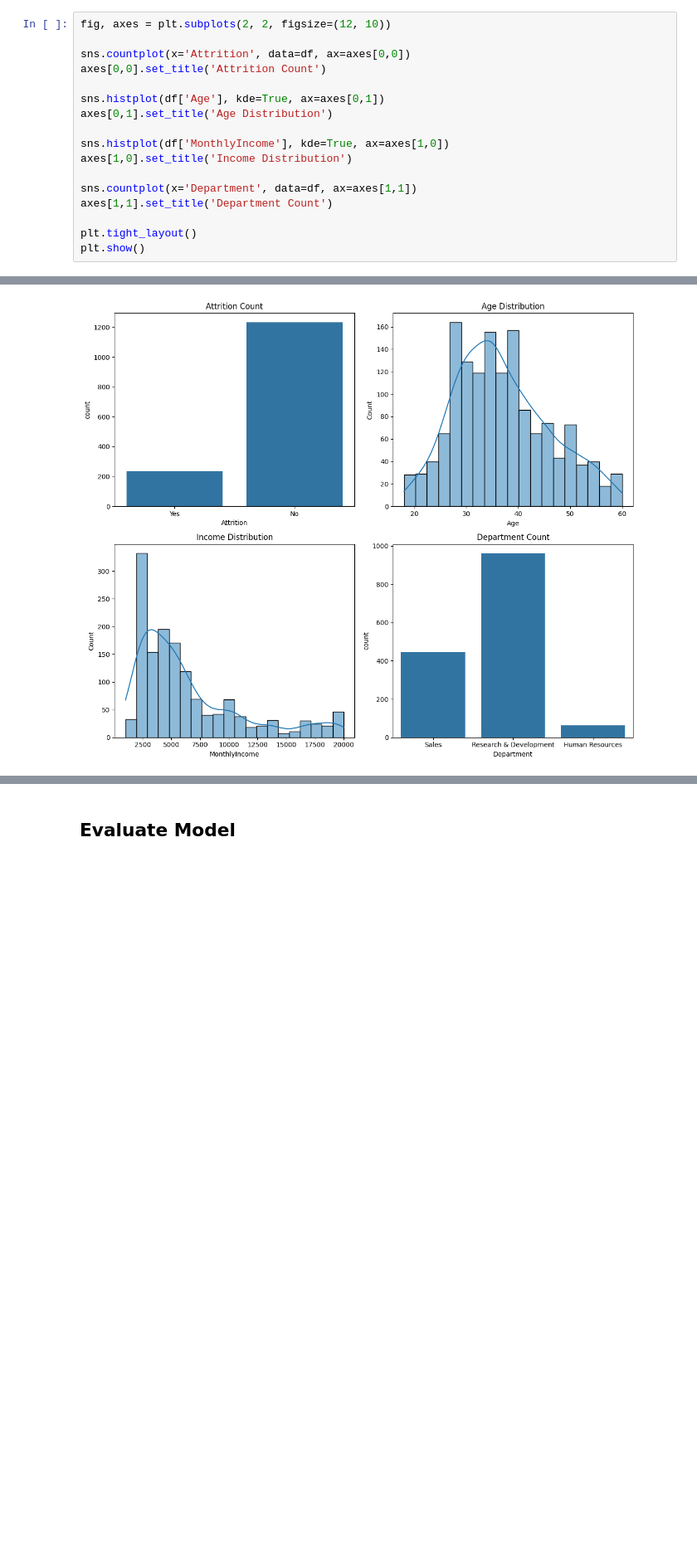
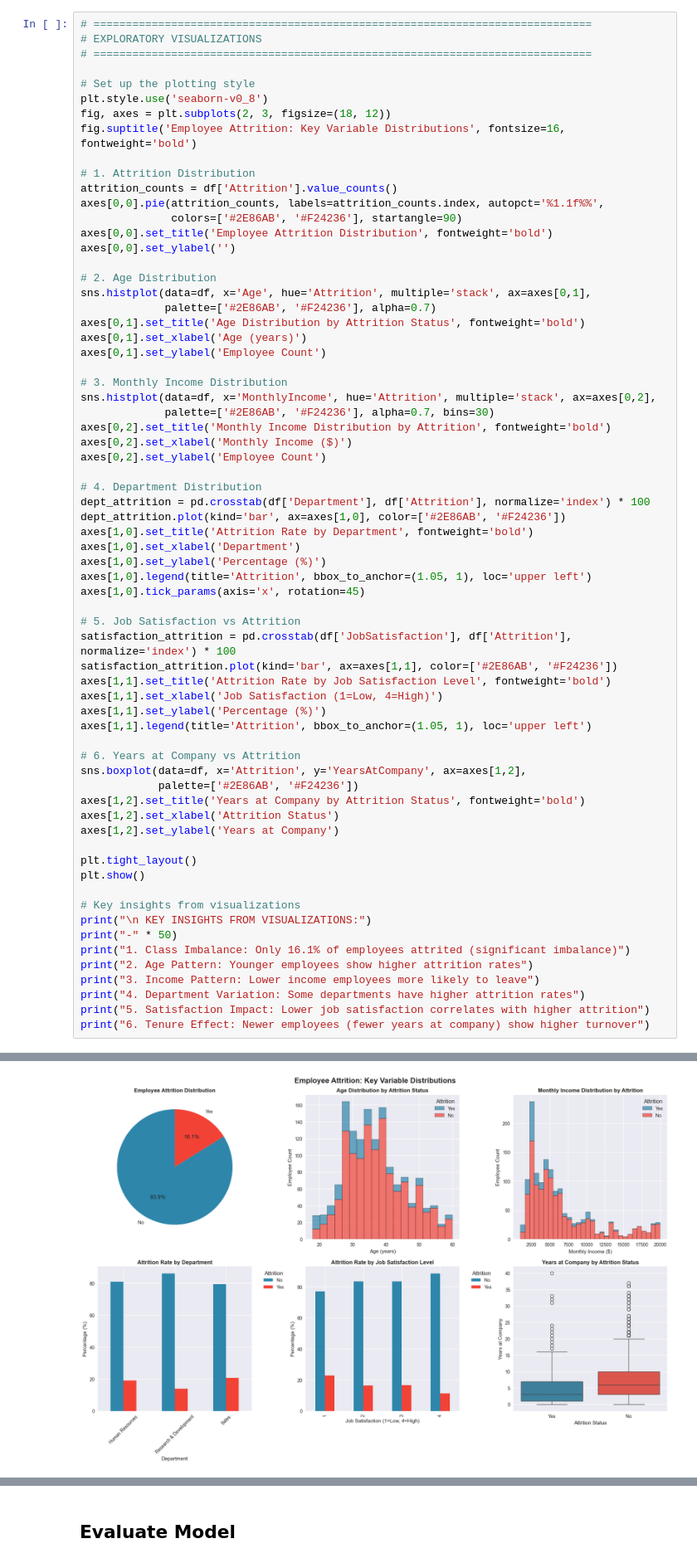
Before and after one commit to bkdubey/IIT_madras_AI_ML__practise_and_assignment, a Jupyter notebook: capstone_graded_project/week7_mini_project/submission/week_7_graded_mini_project_brajkishore/week7_employee_attrition_analysis.ipynb, the cells around one changed output, grey strips where cells are left out. Shown at 83% size. Saved outputs shown, nothing was run; the diff lists cells and outputs as text; blank space fills up the shorter version.

```diff
--- a/capstone_graded_project/week7_mini_project/submission/week_7_graded_mini_project_brajkishore/week7_employee_attrition_analysis.ipynb
+++ b/capstone_graded_project/week7_mini_project/submission/week_7_graded_mini_project_brajkishore/week7_employee_attrition_analysis.ipynb
@@ -59,18 +208,68 @@ Name: count, dtype: int64
 # %%
-fig, axes = plt.subplots(2, 2, figsize=(12, 10))
+# =============================================================================
+# EXPLORATORY VISUALIZATIONS
+# =============================================================================
 
-sns.countplot(x='Attrition', data=df, ax=axes[0,0])
-axes[0,0].set_title('Attrition Count')
+# Set up the plotting style
+plt.style.use('seaborn-v0_8')
+fig, axes = plt.subplots(2, 3, figsize=(18, 12))
+fig.suptitle('Employee Attrition: Key Variable Distributions', fontsize=16, fontweight='bold')
 
-sns.histplot(df['Age'], kde=True, ax=axes[0,1])
-axes[0,1].set_title('Age Distribution')
+# 1. Attrition Distribution
+attrition_counts = df['Attrition'].value_counts()
+axes[0,0].pie(attrition_counts, labels=attrition_counts.index, autopct='%1.1f%%',
+              colors=['#2E86AB', '#F24236'], startangle=90)
+axes[0,0].set_title('Employee Attrition Distribution', fontweight='bold')
+axes[0,0].set_ylabel('')
 
-sns.histplot(df['MonthlyIncome'], kde=True, ax=axes[1,0])
-axes[1,0].set_title('Income Distribution')
+# 2. Age Distribution
+sns.histplot(data=df, x='Age', hue='Attrition', multiple='stack', ax=axes[0,1],
+             palette=['#2E86AB', '#F24236'], alpha=0.7)
+axes[0,1].set_title('Age Distribution by Attrition Status', fontweight='bold')
+axes[0,1].set_xlabel('Age (years)')
+axes[0,1].set_ylabel('Employee Count')
 
-sns.countplot(x='Department', data=df, ax=axes[1,1])
-axes[1,1].set_title('Department Count')
+# 3. Monthly Income Distribution
+sns.histplot(data=df, x='MonthlyIncome', hue='Attrition', multiple='stack', ax=axes[0,2],
+             palette=['#2E86AB', '#F24236'], alpha=0.7, bins=30)
+axes[0,2].set_title('Monthly Income Distribution by Attrition', fontweight='bold')
+axes[0,2].set_xlabel('Monthly Income ($)')
+axes[0,2].set_ylabel('Employee Count')
+
+# 4. Department Distribution
+dept_attrition = pd.crosstab(df['Department'], df['Attrition'], normalize='index') * 100
+dept_attrition.plot(kind='bar', ax=axes[1,0], color=['#2E86AB', '#F24236'])
+axes[1,0].set_title('Attrition Rate by Department', fontweight='bold')
+axes[1,0].set_xlabel('Department')
+axes[1,0].set_ylabel('Percentage (%)')
+axes[1,0].legend(title='Attrition', bbox_to_anchor=(1.05, 1), loc='upper left')
+axes[1,0].tick_params(axis='x', rotation=45)
+
+# 5. Job Satisfaction vs Attrition
+satisfaction_attrition = pd.crosstab(df['JobSatisfaction'], df['Attrition'], normalize='index') * 100
+satisfaction_attrition.plot(kind='bar', ax=axes[1,1], color=['#2E86AB', '#F24236'])
+axes[1,1].set_title('Attrition Rate by Job Satisfaction Level', fontweight='bold')
+axes[1,1].set_xlabel('Job Satisfaction (1=Low, 4=High)')
+axes[1,1].set_ylabel('Percentage (%)')
+axes[1,1].legend(title='Attrition', bbox_to_anchor=(1.05, 1), loc='upper left')
+
+# 6. Years at Company vs Attrition
+sns.boxplot(data=df, x='Attrition', y='YearsAtCompany', ax=axes[1,2],
+            palette=['#2E86AB', '#F24236'])
+axes[1,2].set_title('Years at Company by Attrition Status', fontweight='bold')
+axes[1,2].set_xlabel('Attrition Status')
+axes[1,2].set_ylabel('Years at Company')
 
 plt.tight_layout()
 plt.show()
+
+# Key insights from visualizations
+print("\n KEY INSIGHTS FROM VISUALIZATIONS:")
+print("-" * 50)
+print("1. Class Imbalance: Only 16.1% of employees attrited (significant imbalance)")
+print("2. Age Pattern: Younger employees show higher attrition rates")
+print("3. Income Pattern: Lower income employees more likely to leave")
+print("4. Department Variation: Some departments have higher attrition rates")
+print("5. Satisfaction Impact: Lower job satisfaction correlates with higher attrition")
+print("6. Tenure Effect: Newer employees (fewer years at company) show higher turnover")
 # %% [output]
@@ -77 +279 @@ plt.show()
-[figure, old version]
+[figure, new version]
```
Also changed, not shown: parts of 39 cells of this notebook, 2 other files.
